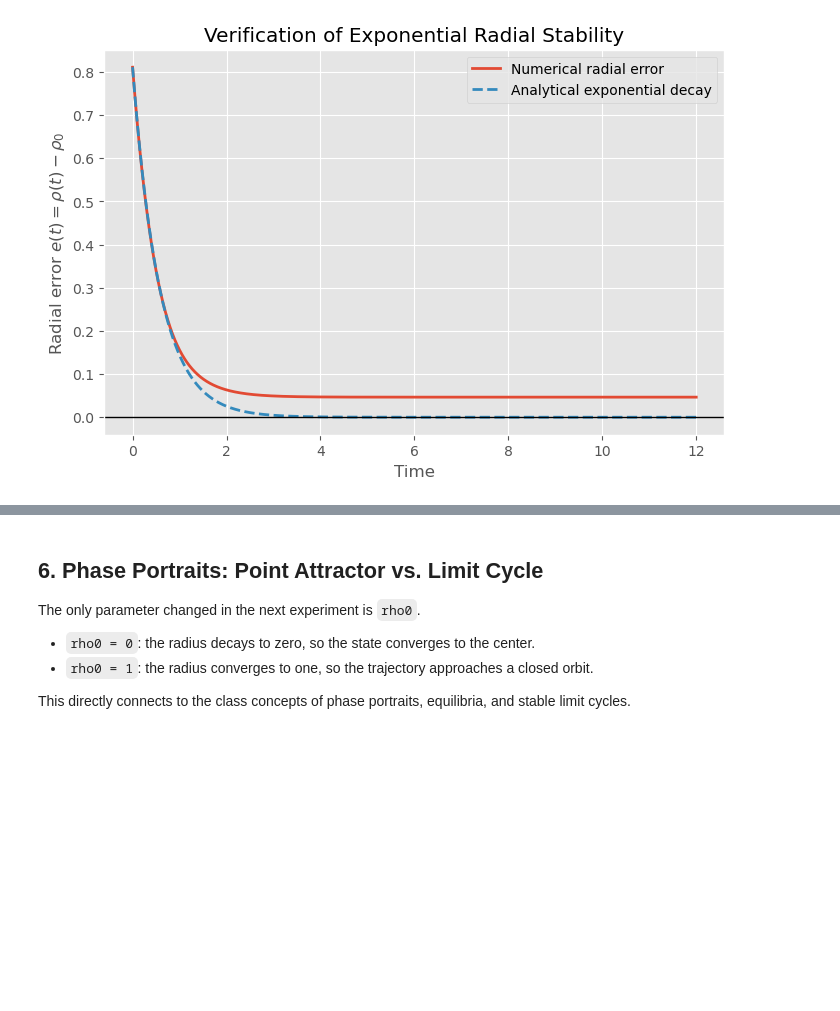
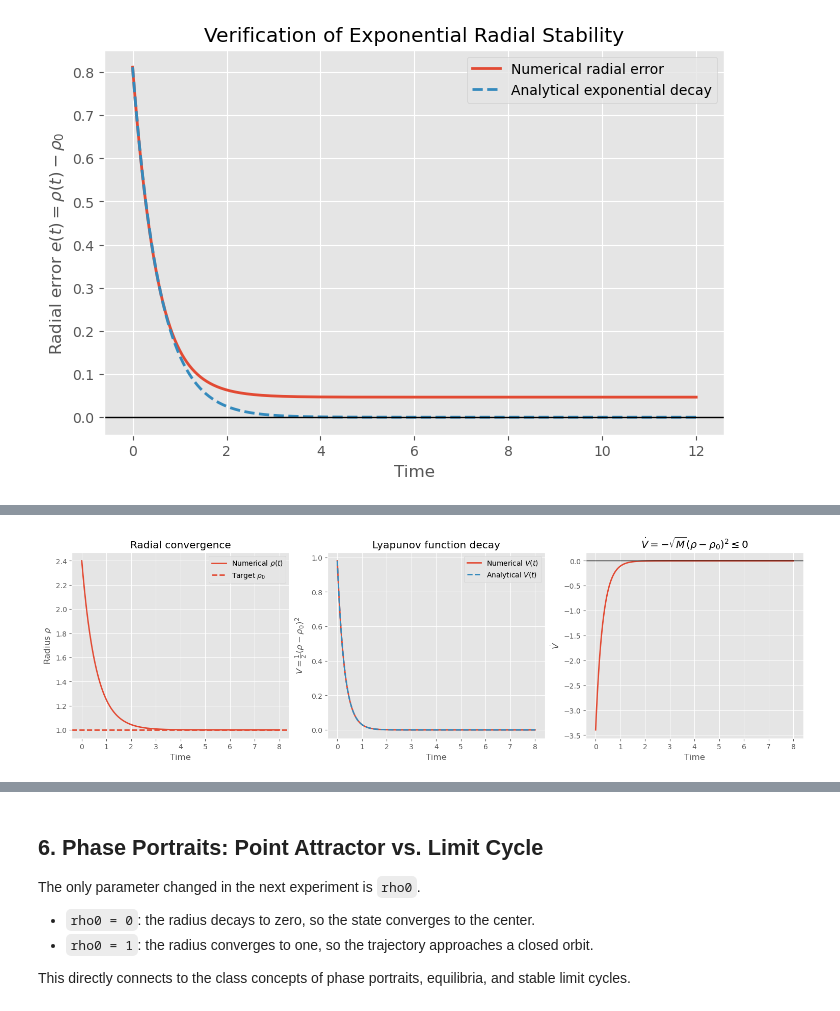
Before and after one commit to Debojit-D/LSDwBifurcations, a Jupyter notebook: main.ipynb, the cells around one changed output, grey strips where cells are left out. Saved outputs shown, nothing was run; the diff lists cells and outputs as text; code cells hidden in the pictures; blank space fills up the shorter version.

```diff
--- a/main.ipynb
+++ b/main.ipynb
@@ -218,0 +419,99 @@ plt.show()
+# %%
+from scipy.integrate import solve_ivp
+import numpy as np
+import matplotlib.pyplot as plt
+
+
+def paper_polar_rhs(t, z, rho0=1.0, M=3.0, R=4.0):
+    """
+    Paper DS in polar coordinates:
+        rho_dot   = -sqrt(M)*(rho-rho0)
+        theta_dot = R*exp(-M^2*(rho-rho0)^2)
+    """
+    rho, theta = z
+
+    rho_dot = -np.sqrt(M) * (rho - rho0)
+    theta_dot = R * np.exp(-(M**2) * (rho - rho0)**2)
+
+    return [rho_dot, theta_dot]
+
+
+# Parameters for stability verification
+rho0 = 1.0
+M = 3.0
+R = 4.0
+
+rho_initial = 2.4
+theta_initial = 0.25
+
+t_end = 8.0
+t_eval = np.linspace(0, t_end, 1200)
+
+sol = solve_ivp(
+    lambda t, z: paper_polar_rhs(t, z, rho0=rho0, M=M, R=R),
+    [0, t_end],
+    [rho_initial, theta_initial],
+    t_eval=t_eval,
+    rtol=1e-10,
+    atol=1e-12
+)
+
+t = sol.t
+rho = sol.y[0]
+theta = sol.y[1]
+
+# Radial error
+e = rho - rho0
+
+# Lyapunov function and its derivative
+V = 0.5 * e**2
+V_dot = -np.sqrt(M) * e**2
+
+# Analytical error solution for comparison
+e_analytical = e[0] * np.exp(-np.sqrt(M) * t)
+V_analytical = 0.5 * e_analytical**2
+
+fig, axes = plt.subplots(1, 3, figsize=(15, 4.5), constrained_layout=True)
+
+# Radius convergence
+axes[0].plot(t, rho, lw=2, label=r"Numerical $\rho(t)$")
+axes[0].axhline(rho0, ls="--", lw=2, label=r"Target $\rho_0$")
+axes[0].set_xlabel("Time")
+axes[0].set_ylabel(r"Radius $\rho$")
+axes[0].set_title("Radial convergence")
+axes[0].legend()
+axes[0].grid(True)
+
+# Lyapunov function decay
+axes[1].plot(t, V, lw=2, label=r"Numerical $V(t)$")
+axes[1].plot(t, V_analytical, "--", lw=2, label=r"Analytical $V(t)$")
+axes[1].set_xlabel("Time")
+axes[1].set_ylabel(r"$V=\frac{1}{2}(\rho-\rho_0)^2$")
+axes[1].set_title("Lyapunov function decay")
+axes[1].legend()
+axes[1].grid(True)
+
+# V_dot
+axes[2].plot(t, V_dot, lw=2)
+axes[2].axhline(0, color="black", lw=1)
+axes[2].set_xlabel("Time")
+axes[2].set_ylabel(r"$\dot{V}$")
+axes[2].set_title(r"$\dot{V}=-\sqrt{M}(\rho-\rho_0)^2 \leq 0$")
+axes[2].grid(True)
+
+plt.show()
+
+
+# Numerical checks
+num_positive_increases = np.sum(np.diff(V) > 1e-9)
+
+print("Lyapunov verification")
+print("---------------------")
+print(f"Initial radial error e(0)              : {e[0]:.6f}")
+print(f"Final radial error e(tf)               : {e[-1]:.6e}")
+print(f"Initial Lyapunov value V(0)            : {V[0]:.6f}")
+print(f"Final Lyapunov value V(tf)             : {V[-1]:.6e}")
+print(f"Maximum value of V_dot                 : {np.max(V_dot):.6e}")
+print(f"Number of numerical increases in V(t)  : {num_positive_increases}")
+# %% [output]
+[figure, added]
```
Also changed, not shown: parts of 15 cells of this notebook.
